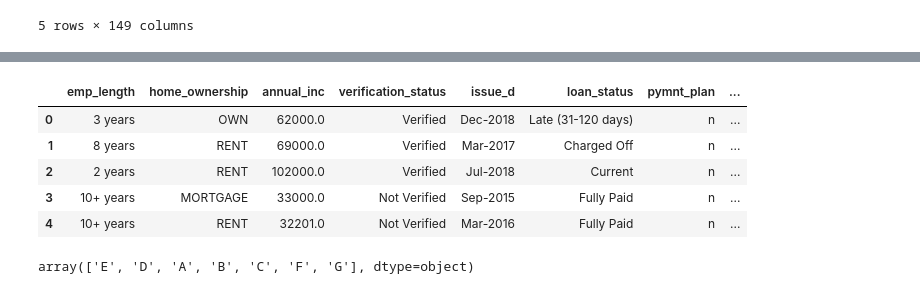
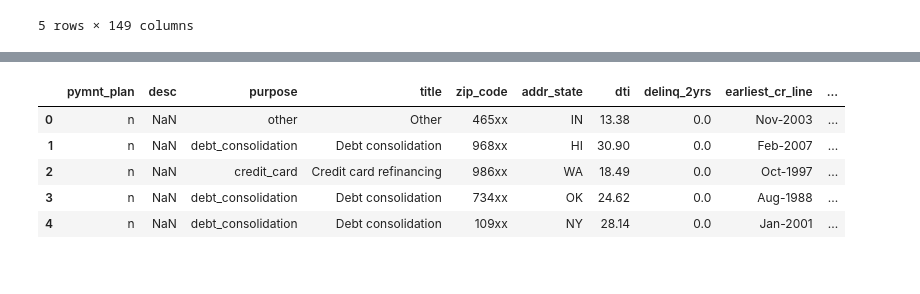
Before and after one commit to rstellet8/p2-inteligencia, a Jupyter notebook: featureDiscovery.ipynb, the cells around one changed output, grey strips where cells are left out. Cells and saved outputs as stored; diff of their text form; code cells hidden in the pictures.

```diff
--- a/featureDiscovery.ipynb
+++ b/featureDiscovery.ipynb
@@ -67,14 +122,9 @@ memory usage: 11.4+ MB
 # %%
-df1.iloc[:5, 10:20]
+df1.iloc[:5, 15:30]
 # %% [output]
-|  | emp_length | home_ownership | annual_inc | verification_status | issue_d | loan_status | pymnt_plan | ... |
-| 0 | 3 years | OWN | 62000.0 | Verified | Dec-2018 | Late (31-120 days) | n | ... |
-| 1 | 8 years | RENT | 69000.0 | Verified | Mar-2017 | Charged Off | n | ... |
-| 2 | 2 years | RENT | 102000.0 | Verified | Jul-2018 | Current | n | ... |
-| 3 | 10+ years | MORTGAGE | 33000.0 | Not Verified | Sep-2015 | Fully Paid | n | ... |
-| 4 | 10+ years | RENT | 32201.0 | Not Verified | Mar-2016 | Fully Paid | n | ... |
+|  | pymnt_plan | desc | purpose | title | zip_code | addr_state | dti | delinq_2yrs | earliest_cr_line | ... |
+| 0 | n | NaN | other | Other | 465xx | IN | 13.38 | 0.0 | Nov-2003 | ... |
+| 1 | n | NaN | debt_consolidation | Debt consolidation | 968xx | HI | 30.90 | 0.0 | Feb-2007 | ... |
+| 2 | n | NaN | credit_card | Credit card refinancing | 986xx | WA | 18.49 | 0.0 | Oct-1997 | ... |
+| 3 | n | NaN | debt_consolidation | Debt consolidation | 734xx | OK | 24.62 | 0.0 | Aug-1988 | ... |
+| 4 | n | NaN | debt_consolidation | Debt consolidation | 109xx | NY | 28.14 | 0.0 | Jan-2001 | ... |
-# %%
-target = df1["grade"]
-target.unique()
-# %% [output]
-array(['E', 'D', 'A', 'B', 'C', 'F', 'G'], dtype=object)
```
Also changed, not shown: parts of 6 cells of this notebook, 4 other files.
